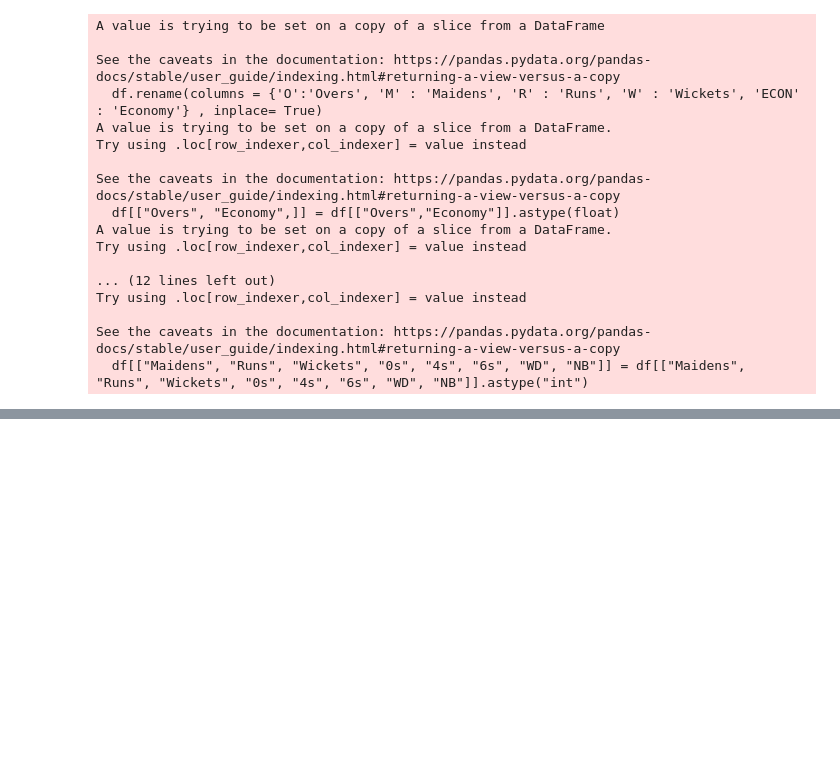
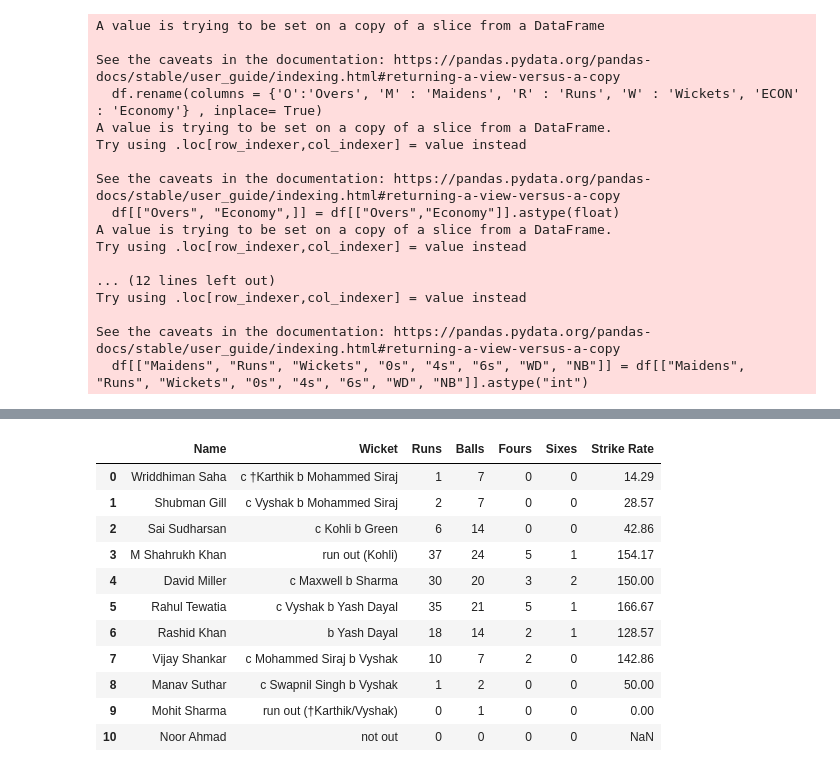
Before and after one commit to TheLameOne/dream11, a Jupyter notebook: fantasypoints.ipynb, the cells around one changed output, grey strips where cells are left out. Cells and saved outputs as stored; diff of their text form; code cells hidden in the pictures; blank space fills up the shorter version.

```diff
--- a/fantasypoints.ipynb
+++ b/fantasypoints.ipynb
@@ -312,0 +306,15 @@ x
+# %%
+team1batting
+# %% [output]
+|  | Name | Wicket | Runs | Balls | Fours | Sixes | Strike Rate |
+| 0 | Wriddhiman Saha | c †Karthik b Mohammed Siraj | 1 | 7 | 0 | 0 | 14.29 |
+| 1 | Shubman Gill | c Vyshak b Mohammed Siraj | 2 | 7 | 0 | 0 | 28.57 |
+| 2 | Sai Sudharsan | c Kohli b Green | 6 | 14 | 0 | 0 | 42.86 |
+| 3 | M Shahrukh Khan | run out (Kohli) | 37 | 24 | 5 | 1 | 154.17 |
+| 4 | David Miller | c Maxwell b Sharma | 30 | 20 | 3 | 2 | 150.00 |
+| 5 | Rahul Tewatia | c Vyshak b Yash Dayal | 35 | 21 | 5 | 1 | 166.67 |
+| 6 | Rashid Khan | b Yash Dayal | 18 | 14 | 2 | 1 | 128.57 |
+| 7 | Vijay Shankar | c Mohammed Siraj b Vyshak | 10 | 7 | 2 | 0 | 142.86 |
+| 8 | Manav Suthar | c Swapnil Singh b Vyshak | 1 | 2 | 0 | 0 | 50.00 |
+| 9 | Mohit Sharma | run out (†Karthik/Vyshak) | 0 | 1 | 0 | 0 | 0.00 |
+| 10 | Noor Ahmad | not out | 0 | 0 | 0 | 0 | NaN |
```
Also changed, not shown: parts of 18 cells of this notebook.
